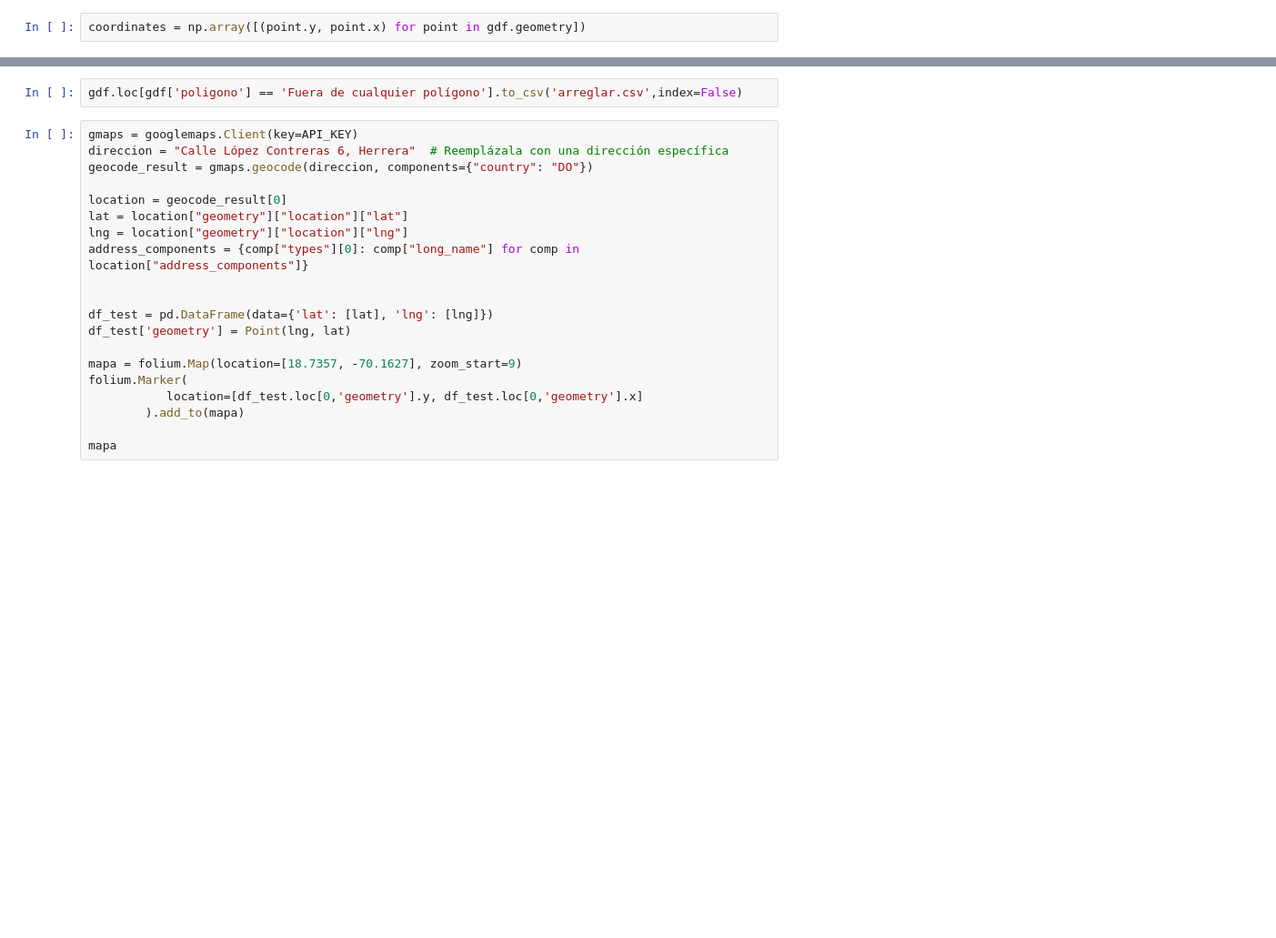
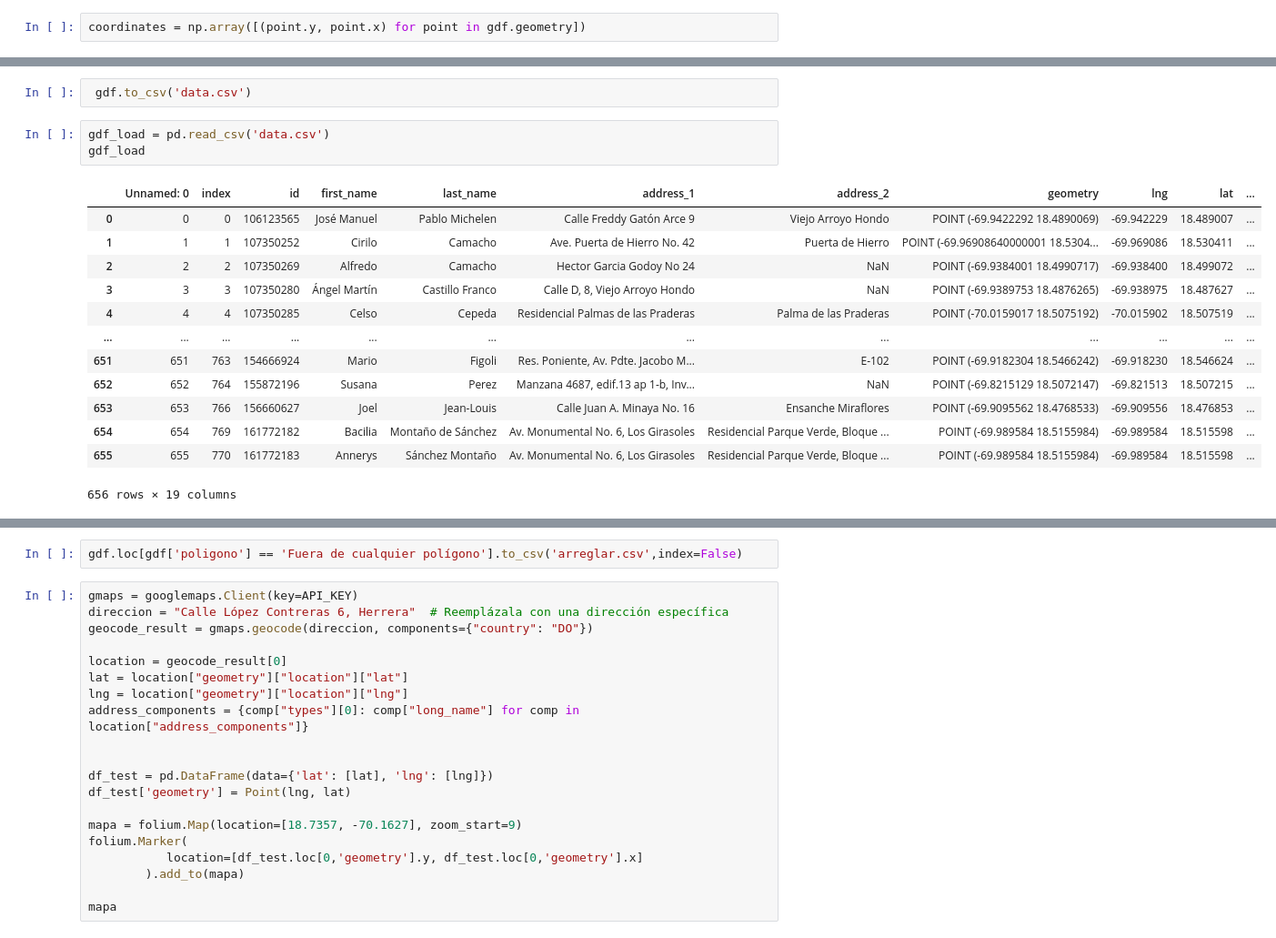
Before and after one commit to srosariofr/IBSJ-Geolocalizacion, a Jupyter notebook: geolocation2.ipynb, the cells around one changed output, grey strips where cells are left out. Shown at 91% size. Saved outputs shown, nothing was run; the diff lists cells and outputs as text; blank space fills up the shorter version.

```diff
--- a/geolocation2.ipynb
+++ b/geolocation2.ipynb
@@ -160,3 +155,22 @@ mapa.save("mapa_interactivo.html")
 mapa
 # %% [output]
 [interactive output not drawn]
+# %%
+ gdf.to_csv('data.csv')
+# %%
+gdf_load = pd.read_csv('data.csv')
+gdf_load
+# %% [output]
+|  | Unnamed: 0 | index | id | first_name | last_name | address_1 | address_2 | geometry | lng | lat | ... |
+| 0 | 0 | 0 | 106123565 | José Manuel | Pablo Michelen | Calle Freddy Gatón Arce 9 | Viejo Arroyo Hondo | POINT (-69.9422292 18.4890069) | -69.942229 | 18.489007 | ... |
+| 1 | 1 | 1 | 107350252 | Cirilo | Camacho | Ave. Puerta de Hierro No. 42 | Puerta de Hierro | POINT (-69.96908640000001 18.5304... | -69.969086 | 18.530411 | ... |
+| 2 | 2 | 2 | 107350269 | Alfredo | Camacho | Hector Garcia Godoy No 24 | NaN | POINT (-69.9384001 18.4990717) | -69.938400 | 18.499072 | ... |
+| 3 | 3 | 3 | 107350280 | Ángel Martín | Castillo Franco | Calle D, 8, Viejo Arroyo Hondo | NaN | POINT (-69.9389753 18.4876265) | -69.938975 | 18.487627 | ... |
+| 4 | 4 | 4 | 107350285 | Celso | Cepeda | Residencial Palmas de las Praderas | Palma de las Praderas | POINT (-70.0159017 18.5075192) | -70.015902 | 18.507519 | ... |
+| ... | ... | ... | ... | ... | ... | ... | ... | ... | ... | ... | ... |
+| 651 | 651 | 763 | 154666924 | Mario | Figoli | Res. Poniente, Av. Pdte. Jacobo M... | E-102 | POINT (-69.9182304 18.5466242) | -69.918230 | 18.546624 | ... |
+| 652 | 652 | 764 | 155872196 | Susana | Perez | Manzana 4687, edif.13 ap 1-b, Inv... | NaN | POINT (-69.8215129 18.5072147) | -69.821513 | 18.507215 | ... |
+| 653 | 653 | 766 | 156660627 | Joel | Jean-Louis | Calle Juan A. Minaya No. 16 | Ensanche Miraflores | POINT (-69.9095562 18.4768533) | -69.909556 | 18.476853 | ... |
+| 654 | 654 | 769 | 161772182 | Bacilia | Montaño de Sánchez | Av. Monumental No. 6, Los Girasoles | Residencial Parque Verde, Bloque ... | POINT (-69.989584 18.5155984) | -69.989584 | 18.515598 | ... |
+| 655 | 655 | 770 | 161772183 | Annerys | Sánchez Montaño | Av. Monumental No. 6, Los Girasoles | Residencial Parque Verde, Bloque ... | POINT (-69.989584 18.5155984) | -69.989584 | 18.515598 | ... |
+656 rows × 19 columns
```
Also changed, not shown: parts of 7 cells of this notebook, 2 other files.
